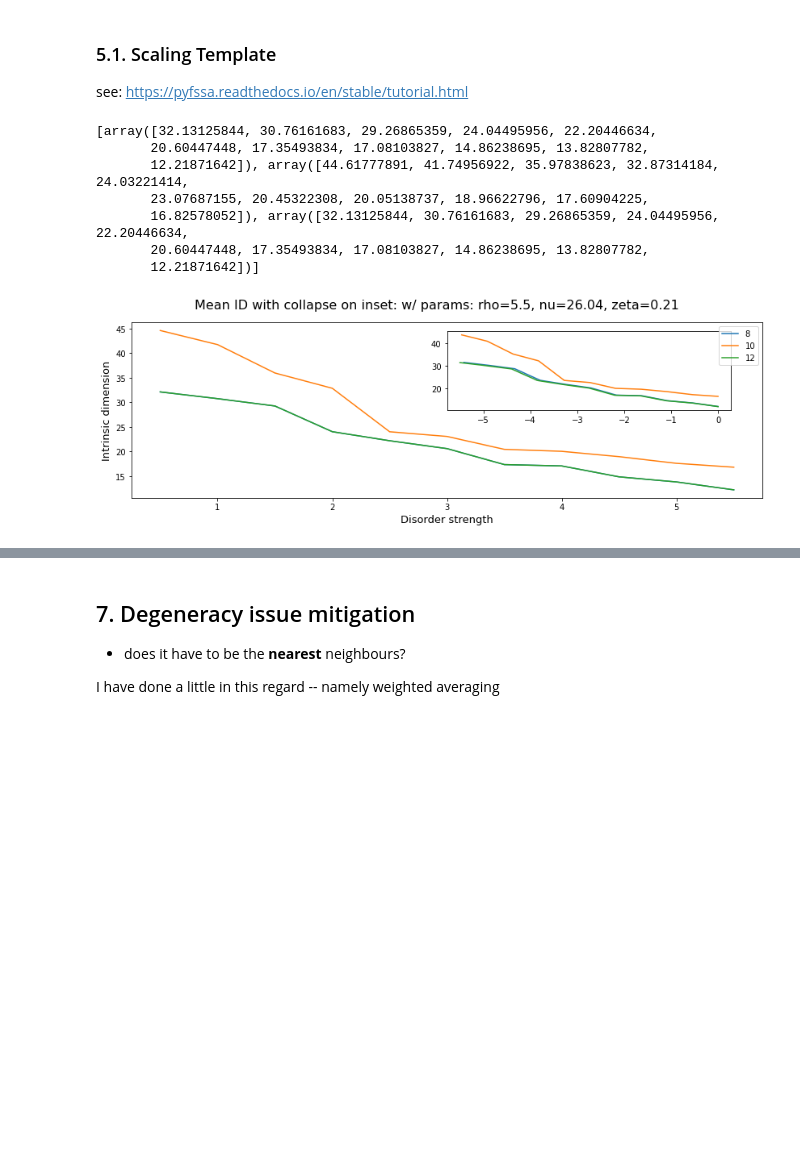
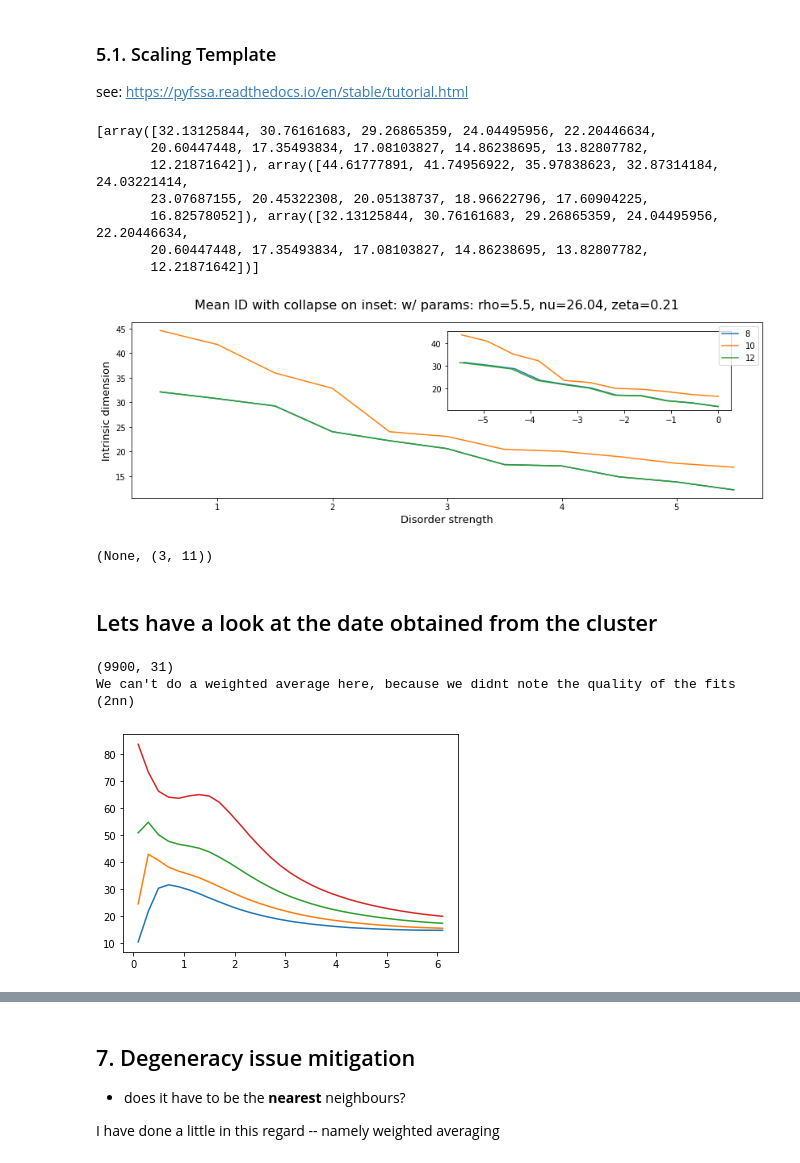
Before and after one commit to condensedAI/mbl-intrinsicdimension, a Jupyter notebook: paper/IDMBL.ipynb, the cells around one changed output, grey strips where cells are left out. Saved outputs shown, nothing was run; the diff lists cells and outputs as text; code cells hidden in the pictures; blank space fills up the shorter version.

Commit message:
scaling collapse run on cluster data

```diff
--- a/paper/IDMBL.ipynb
+++ b/paper/IDMBL.ipynb
@@ -192,7 +192,7 @@ for L in [8,10,12]:
 print(weighted_averages)
 
 weighted_averages = np.array(weighted_averages)
-scale_collapse2(weighted_averages, ws)
+scale_collapse2(weighted_averages, ws), weighted_averages.shape
 # %% [output]
 [array([32.13125844, 30.76161683, 29.26865359, 24.04495956, 22.20446634,
        20.60447448, 17.35493834, 17.08103827, 14.86238695, 13.82807782,
@@ -202,3 +202,28 @@ scale_collapse2(weighted_averages, ws)
        20.60447448, 17.35493834, 17.08103827, 14.86238695, 13.82807782,
        12.21871642])]
 [figure]
+(None, (3, 11))
+# %% [markdown]
+## Lets have a look at the date obtained from the cluster
+# %%
+L = 10
+filename = '../fullresults/2nn-{}-combined.npy'.format(L)
+data = np.load(filename)
+print(data.shape)
+
+print("We can't do a weighted average here, because we didnt note the quality of the fits (2nn)")
+# %% [output]
+(9900, 31)
+We can't do a weighted average here, because we didnt note the quality of the fits (2nn)
+# %%
+ws2 = np.linspace(0.1,6.1,31)
+Ls = [8,10,12,14]
+ID_mean = np.zeros((len(Ls),len(ws2)))
+for index, L in enumerate(Ls):
+    filename = '../fullresults/2nn-{}-combined.npy'.format(L)
+    data = np.load(filename)
+    averaged = np.mean(data,axis=0)
+    ID_mean[index] = averaged
+    plt.plot(ws2,averaged)
+# %% [output]
+[figure, added]
```
Also changed, not shown: parts of 2 cells of this notebook, 1 other file.
